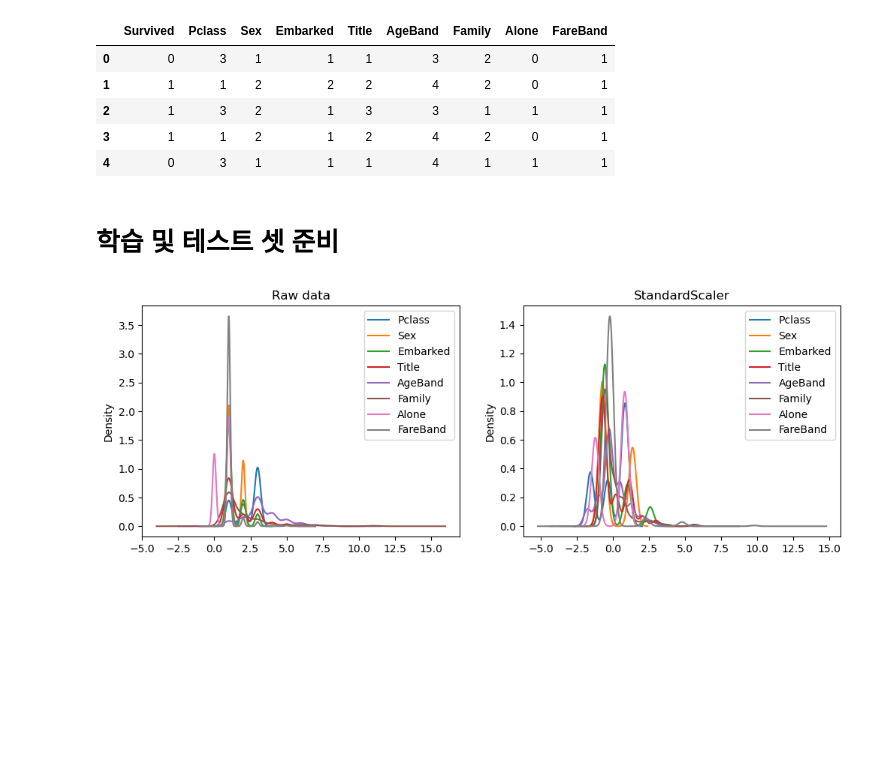
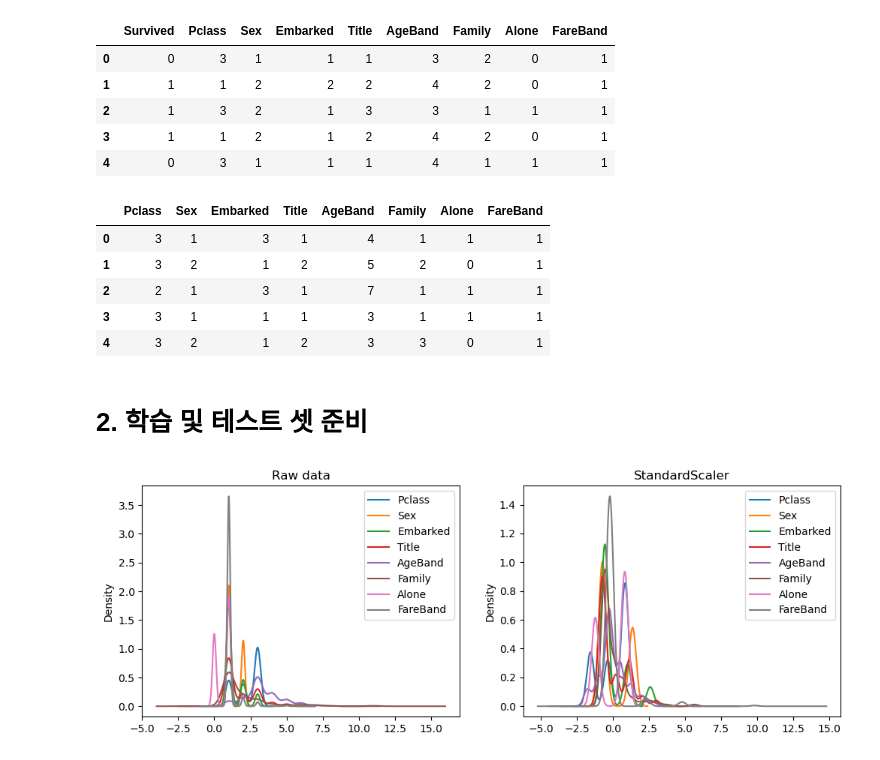
Before and after one commit to 4ix/ai_project_ml, a Jupyter notebook: model.ipynb, the cells around one changed output. Cells and saved outputs as stored; diff of their text form; code cells hidden in the pictures; blank space fills up the shorter version.

```diff
--- a/model.ipynb
+++ b/model.ipynb
@@ -3,7 +3,7 @@
 # %%
 import pandas as pd
 df = pd.read_csv('./datas/train_df.csv', index_col=0)
-# test = pd.read_csv('./datas/test_df.csv', index_col=0) # 현 단계에서는 필요 없음
+test = pd.read_csv('./datas/test_df.csv', index_col=0)
 # %%
 df.head()
 # %% [output]
@@ -13,4 +13,13 @@ df.head()
 | 2 | 1 | 3 | 2 | 1 | 3 | 3 | 1 | 1 | 1 |
 | 3 | 1 | 1 | 2 | 1 | 2 | 4 | 2 | 0 | 1 |
 | 4 | 0 | 3 | 1 | 1 | 1 | 4 | 1 | 1 | 1 |
+# %%
+test.head()
+# %% [output]
+|  | Pclass | Sex | Embarked | Title | AgeBand | Family | Alone | FareBand |
+| 0 | 3 | 1 | 3 | 1 | 4 | 1 | 1 | 1 |
+| 1 | 3 | 2 | 1 | 2 | 5 | 2 | 0 | 1 |
+| 2 | 2 | 1 | 3 | 1 | 7 | 1 | 1 | 1 |
+| 3 | 3 | 1 | 1 | 1 | 3 | 1 | 1 | 1 |
+| 4 | 3 | 2 | 1 | 2 | 3 | 3 | 0 | 1 |
 # %%
@@ -21,6 +30,6 @@ X = df.iloc[:,1:]
 y = df.iloc[:,0]
 # %% [markdown]
-# 학습 및 테스트 셋 준비
+# 2. 학습 및 테스트 셋 준비
 # %%
 from sklearn.model_selection import train_test_split, cross_val_score, StratifiedKFold
 import matplotlib.pyplot as plt
```
Also changed, not shown: parts of 46 cells of this notebook, 2 other files.
